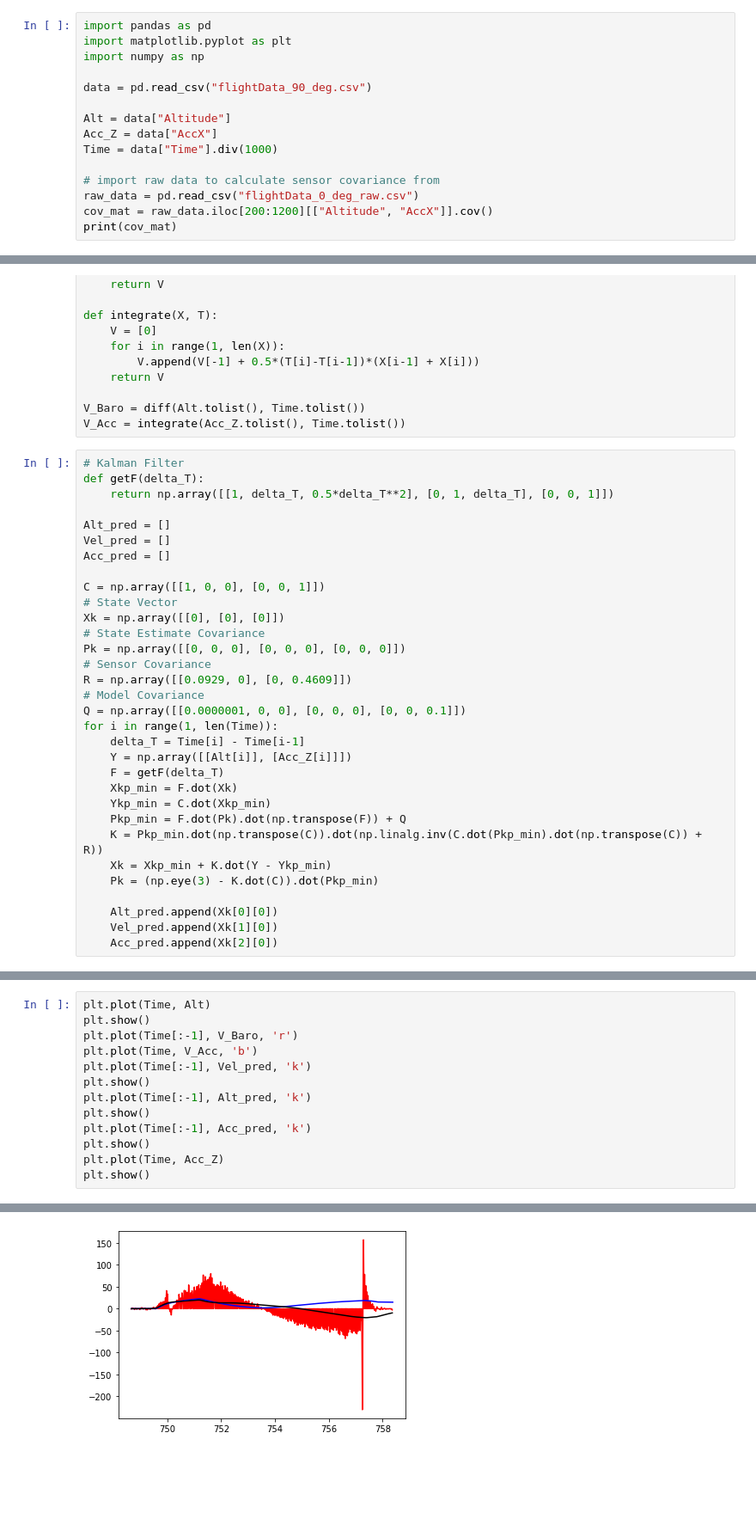
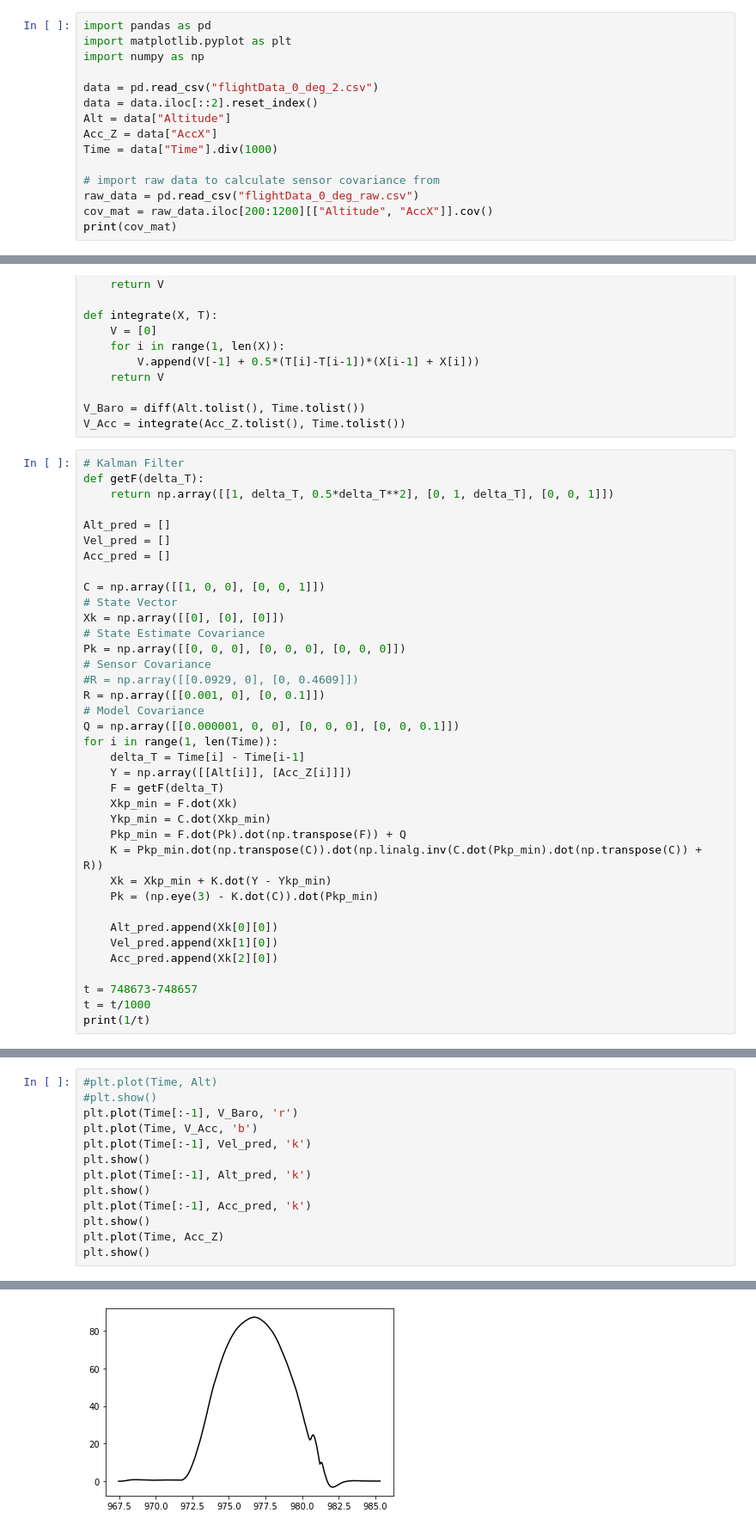
Before and after one commit to KianPardoe/RocketPy, a Jupyter notebook: Test_Flight_Data/Kalman_Testing.ipynb, the cells around one changed output, grey strips where cells are left out. Shown at 86% size. Saved outputs shown, nothing was run; the diff lists cells and outputs as text; blank space fills up the shorter version.

```diff
--- a/Test_Flight_Data/Kalman_Testing.ipynb
+++ b/Test_Flight_Data/Kalman_Testing.ipynb
@@ -3,8 +3,8 @@ import pandas as pd
 import matplotlib.pyplot as plt
 import numpy as np
 
-data = pd.read_csv("flightData_90_deg.csv")
-
+data = pd.read_csv("flightData_0_deg_2.csv")
+data = data.iloc[::2].reset_index()
 Alt = data["Altitude"]
 Acc_Z = data["AccX"]
 Time = data["Time"].div(1000)
@@ -47,9 +47,10 @@ Xk = np.array([[0], [0], [0]])
 # State Estimate Covariance
 Pk = np.array([[0, 0, 0], [0, 0, 0], [0, 0, 0]])
 # Sensor Covariance
-R = np.array([[0.0929, 0], [0, 0.4609]])
+#R = np.array([[0.0929, 0], [0, 0.4609]])
+R = np.array([[0.001, 0], [0, 0.1]])
 # Model Covariance
-Q = np.array([[0.0000001, 0, 0], [0, 0, 0], [0, 0, 0.1]])
+Q = np.array([[0.000001, 0, 0], [0, 0, 0], [0, 0, 0.1]])
 for i in range(1, len(Time)):
     delta_T = Time[i] - Time[i-1]
     Y = np.array([[Alt[i]], [Acc_Z[i]]])
@@ -64,3 +65,7 @@ for i in range(1, len(Time)):
     Alt_pred.append(Xk[0][0])
     Vel_pred.append(Xk[1][0])
     Acc_pred.append(Xk[2][0])
+
+t = 748673-748657
+t = t/1000
+print(1/t)
@@ -67,6 +74,6 @@ for i in range(1, len(Time)):
 # %%
-plt.plot(Time, Alt)
-plt.show()
+#plt.plot(Time, Alt)
+#plt.show()
 plt.plot(Time[:-1], V_Baro, 'r')
 plt.plot(Time, V_Acc, 'b')
 plt.plot(Time[:-1], Vel_pred, 'k')
@@ -82 +89 @@ plt.show()
-[figure, old version]
+[figure, new version]
```
Also changed, not shown: parts of 2 cells of this notebook, 1 other file.
